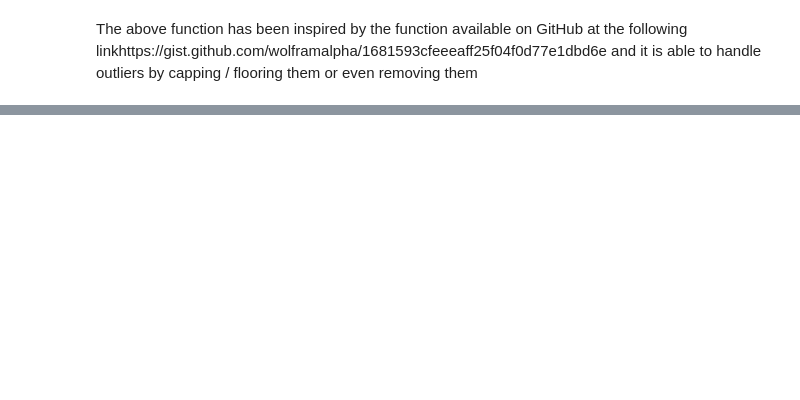
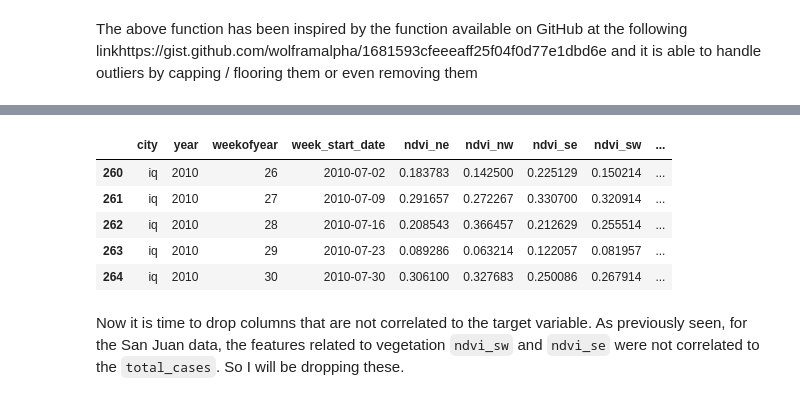
Before and after one commit to giuliamart/capstone_project_MLEN, a Jupyter notebook: DengAI_ Predicting Disease Spread.ipynb, the cells around one changed output, grey strips where cells are left out. Saved outputs shown, nothing was run; the diff lists cells and outputs as text; code cells hidden in the pictures; blank space fills up the shorter version.

```diff
--- a/DengAI_ Predicting Disease Spread.ipynb
+++ b/DengAI_ Predicting Disease Spread.ipynb
@@ -561,0 +614,18 @@ features_data.head()
+# %%
+df_test_iq=df_test_iq[['city', 'year', 'weekofyear', 'week_start_date', 'ndvi_ne',
+       'ndvi_nw', 'ndvi_se', 'ndvi_sw',
+       'reanalysis_air_temp_k', 'reanalysis_sat_precip_amt_mm',
+       'reanalysis_specific_humidity_g_per_kg', 'reanalysis_tdtr_k',
+       'station_avg_temp_c', 'station_diur_temp_rng_c',
+       'station_max_temp_c', 'station_min_temp_c', 'station_precip_mm']]
+# %%
+df_test_iq.head()
+# %% [output]
+|  | city | year | weekofyear | week_start_date | ndvi_ne | ndvi_nw | ndvi_se | ndvi_sw | ... |
+| 260 | iq | 2010 | 26 | 2010-07-02 | 0.183783 | 0.142500 | 0.225129 | 0.150214 | ... |
+| 261 | iq | 2010 | 27 | 2010-07-09 | 0.291657 | 0.272267 | 0.330700 | 0.320914 | ... |
+| 262 | iq | 2010 | 28 | 2010-07-16 | 0.208543 | 0.366457 | 0.212629 | 0.255514 | ... |
+| 263 | iq | 2010 | 29 | 2010-07-23 | 0.089286 | 0.063214 | 0.122057 | 0.081957 | ... |
+| 264 | iq | 2010 | 30 | 2010-07-30 | 0.306100 | 0.327683 | 0.250086 | 0.267914 | ... |
+# %% [markdown]
+Now it is time to drop columns that are not correlated to the target variable. As previously seen, for the San Juan data, the features related to vegetation `ndvi_sw` and `ndvi_se` were not correlated to the `total_cases`. So I will be dropping these.
```
Also changed, not shown: parts of 20 cells of this notebook.
